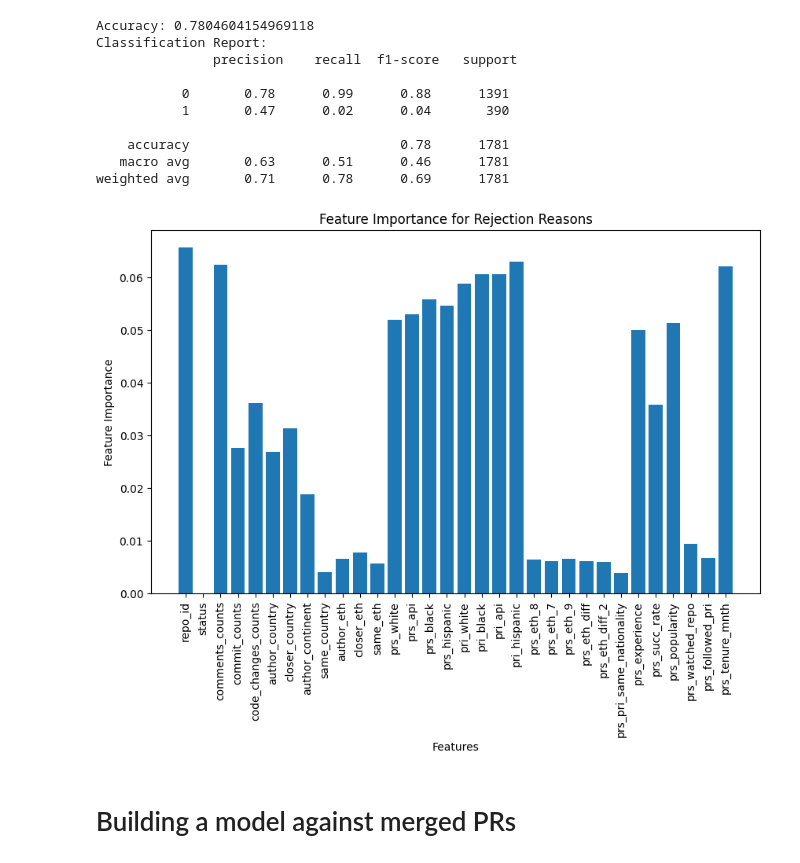
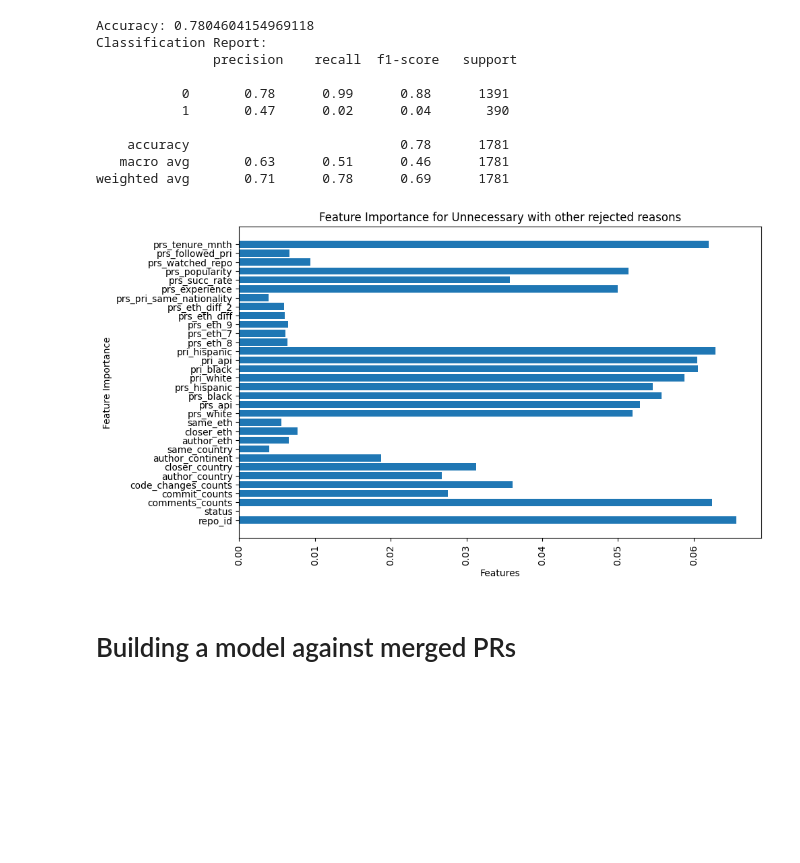
Before and after one commit to amirrshams/PR-comment-classifier, a Jupyter notebook: Ethnicity/comparing_model.ipynb, the cells around one changed output. Cells and saved outputs as stored; diff of their text form; code cells hidden in the pictures; blank space fills up the shorter version.

```diff
--- a/Ethnicity/comparing_model.ipynb
+++ b/Ethnicity/comparing_model.ipynb
@@ -180,15 +182,15 @@ weighted avg       0.71      0.78      0.69      1781
 # %%
 feature_importances = rf_classifier.feature_importances_
 # plotting a bar chart to visualize feature importances
 plt.figure(figsize=(10, 6))
-plt.bar(X.columns, feature_importances)
+plt.barh(X.columns, feature_importances)
 plt.xlabel('Features')
 plt.ylabel('Feature Importance')
-plt.title('Feature Importance for Rejection Reasons')
+plt.title(f'Feature Importance for {category} with other rejected reasons')
 plt.xticks(rotation=90)
 plt.show()
 # %% [output]
-[figure, old version]
+[figure, new version]
 # %% [markdown]
 # Building a model against merged PRs
 # %% [markdown]
```
Also changed, not shown: parts of 27 cells of this notebook.
